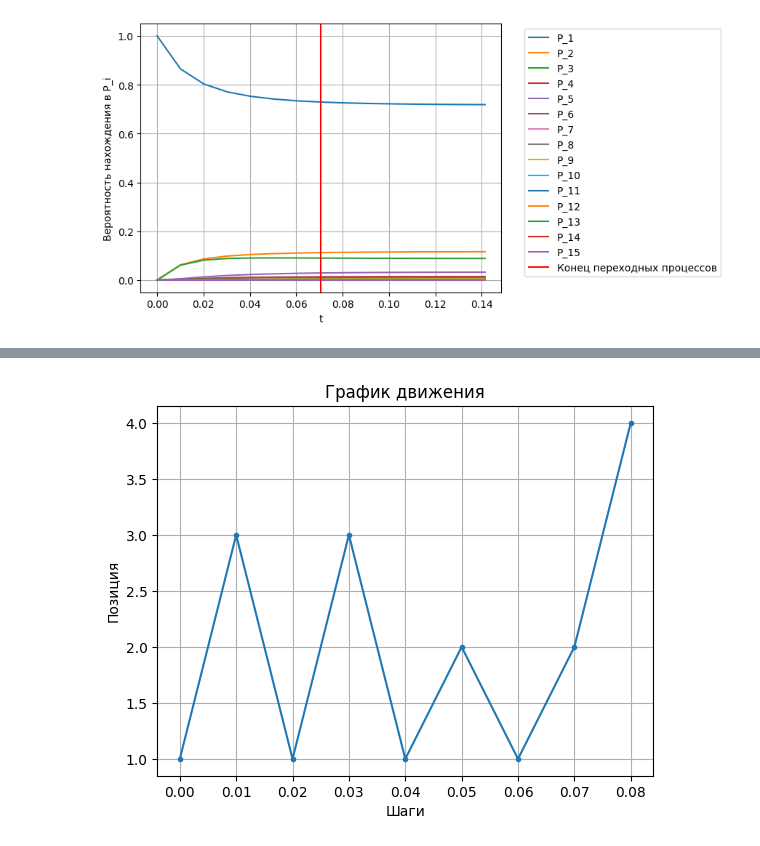
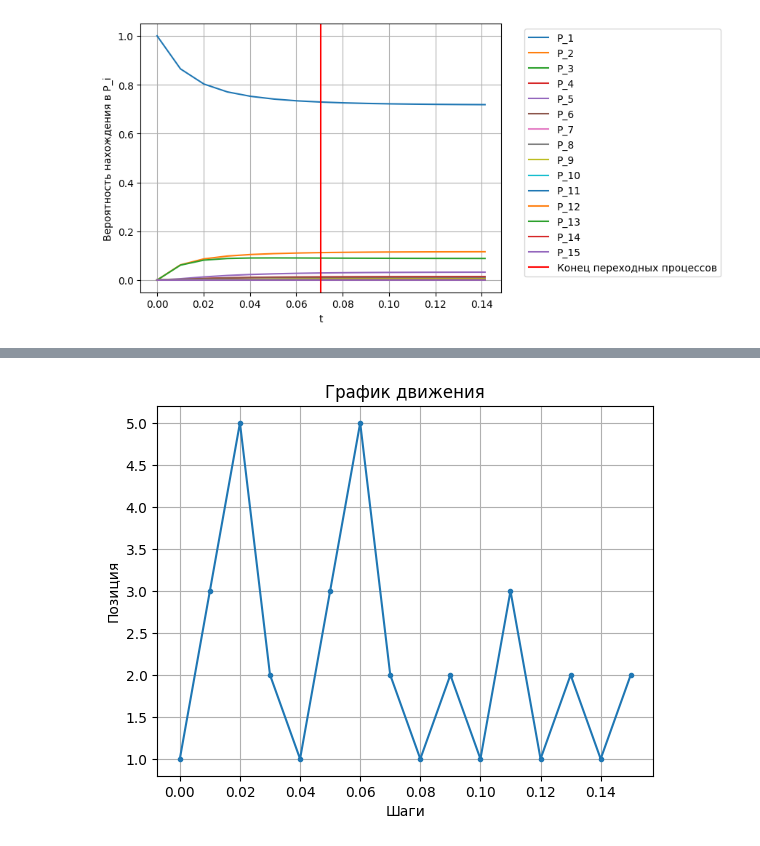
Before and after one commit to polden-1/AMaIMonSL, a Jupyter notebook: ДЗ2-2/prog.ipynb, the cells around one changed output, grey strips where cells are left out. Drawn from its saved outputs; the diff is of its cells as text; code cells hidden in the pictures.

```diff
--- a/ДЗ2-2/prog.ipynb
+++ b/ДЗ2-2/prog.ipynb
@@ -388,7 +334,7 @@ prev_position = -1
 position_entry = {}
 position_history = [[0, int(start_position) + 1]]
 
-while t < t_shift:
+while t < t_shift * 2:
 
     current_prob = np.random.default_rng(int(time()) + int(t*t_count)).integers(1,100)/100
     next_position = 0
@@ -443,32 +389,32 @@ current_position = start_position
 prev_position = -1
 
 position_history = [[0, int(start_position)+1]]
 position_entry = {}
 t = 0
 t_step = 1/ t_count
-while current_position + 1 not in broken and t < t_shift:
+while current_position + 1 not in broken and t < t_shift * 2:
     current_prob = np.random.default_rng(int(time()) + int(t*t_count)).integers(1,100)/100
     next_position = 0
     while current_prob > program_entry_matrix[current_position][next_position]:
         next_position += 1
 
     prev_position = current_position
     current_position = next_position
     position_entry[current_position] = position_entry.get(current_position, 0) + 1
     t += t_step
     position_history.append([t, current_position + 1])
 
 
 
 steps, positions = zip(*position_history)
 plt.plot(steps, positions, marker='.', linestyle='-')
 
 plt.xlabel("Шаги")
 plt.ylabel("Позиция")
 plt.title("График движения")
 plt.grid(True)
 plt.show()
 
     # position_entry_matrix.append([[i], [position_entry[k] for k in range(len(position_entry))]])
 # %% [output]
-[figure, old version]
+[figure, new version]
```
Also changed, not shown: parts of 4 cells of this notebook, 1 other file.
